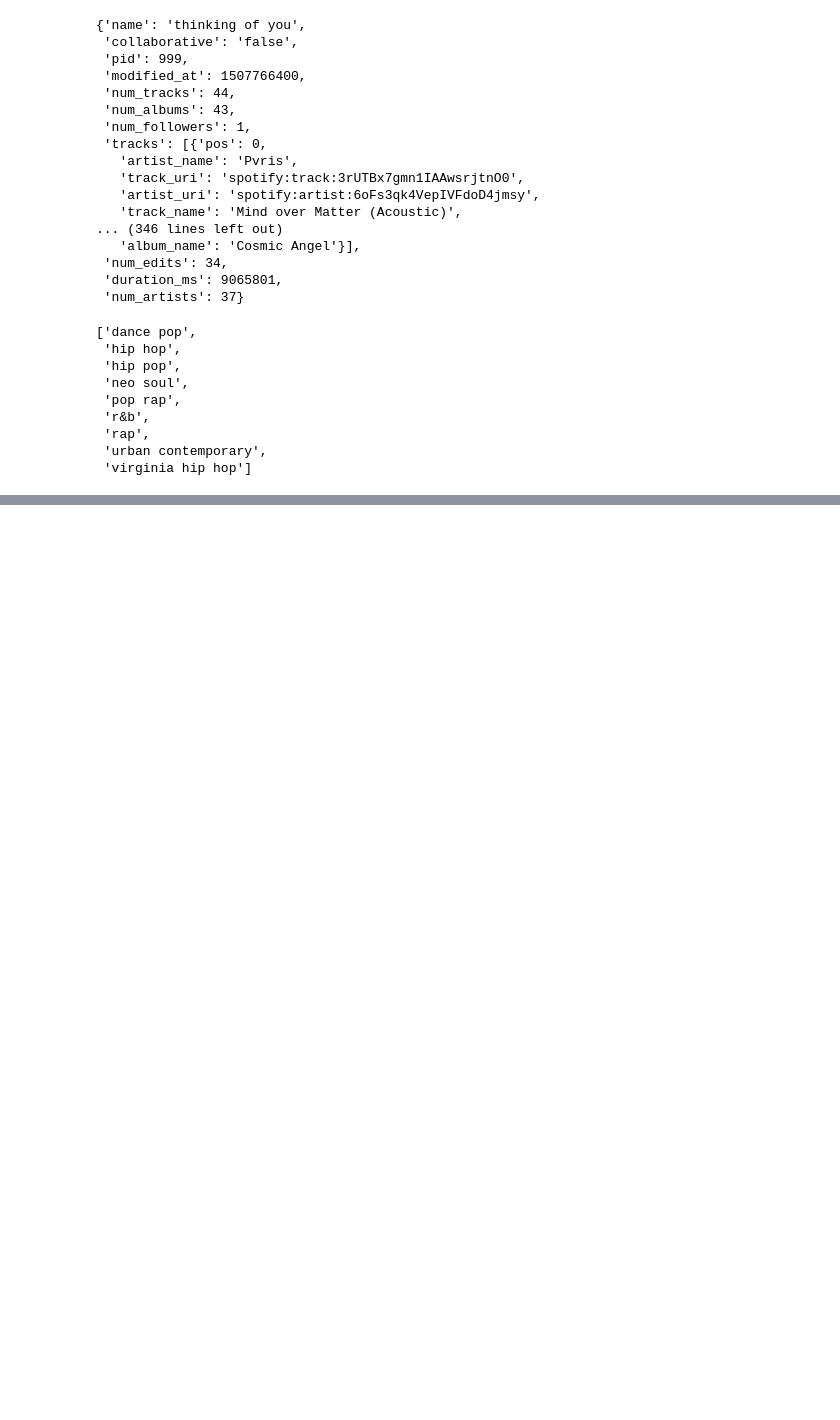
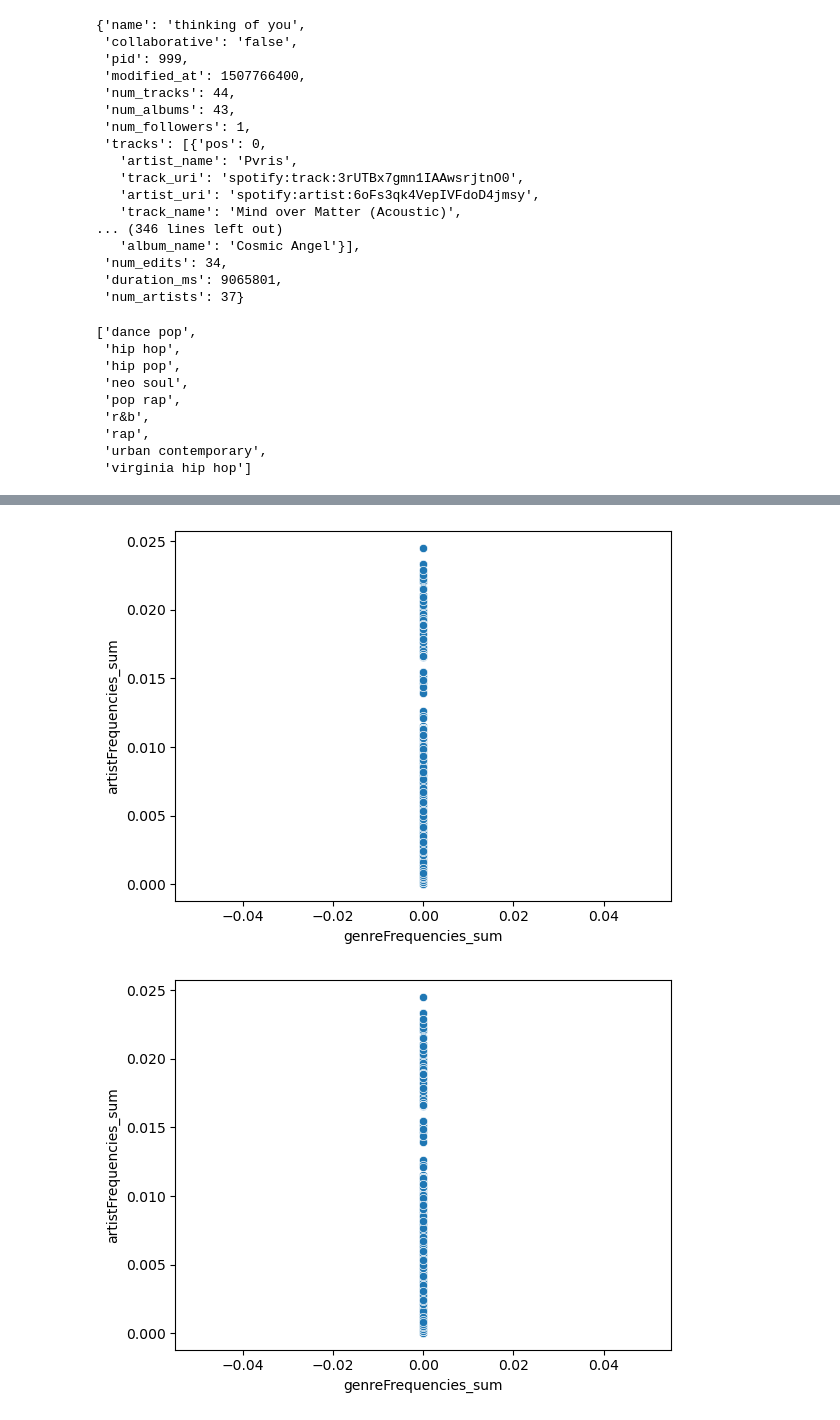
Before and after one commit to bsilver3/RFP2, a Jupyter notebook: SpotifyData_Zach.ipynb, the cells around one changed output, grey strips where cells are left out. Saved outputs shown, nothing was run; the diff lists cells and outputs as text; code cells hidden in the pictures; blank space fills up the shorter version.

```diff
--- a/SpotifyData_Zach.ipynb
+++ b/SpotifyData_Zach.ipynb
@@ -47,20 +47,14 @@ artistData['2wIVse2owClT7go1WT98tk']['genres']
  'urban contemporary',
  'virginia hip hop']
 # %%
-def findGenresByAlbum(track):
-    album = track['album_uri']
-    album = album.split(':')[2]
-    genres = albumData[album]['genres']
-    return genres
-
-def findGenresByArtist(track):
+def findGenresAndArtist(track):
     artist = track['artist_uri']
     artist = artist.split(':')[2]
     if artist in artistData:
         genres = artistData[artist]['genres']
     else:
         genres = []
-    return genres
+    return genres, artist
 
 def findModes(lst, n):
     counter = Counter(lst)
@@ -79,7 +73,7 @@ def getPlaylistArtists(playlist, modes):
 def getPlaylistGenres(playlist, modes):
     allGenres = []
     for track in playlist['tracks']:
-        genres = findGenresByArtist(track)
+        genres, a = findGenresAndArtist(track)
         for g in genres:
             allGenres.append(g)
     topGenres = findModes(allGenres, modes)
@@ -121,12 +143,12 @@ def getFrequency(allList, obj):
 # %%
 allPlaylistInfo = pd.DataFrame()
 for playlist in playlistData['playlists']:
-    genres = getPlaylistGenres(playlist, 2)
+    genres = getPlaylistGenres(playlist, 3)
     gfs = []
     for g in genres:
         f = getFrequency(allGenres, g)
         gfs.append(f)
-    artists = getPlaylistArtists(playlist, 2)
+    artists = getPlaylistArtists(playlist, 3)
     afs = []
     for a in artists:
         f = getFrequency(allArtists, a)
@@ -139,3 +161,24 @@ for playlist in playlistData['playlists']:
            'artistFrequencies_sum':[sum(afs)],
            'artistFrequencies_mean': [(sum(afs)/len(afs))]})
     allPlaylistInfo = pd.concat([allPlaylistInfo, row], ignore_index=True).reset_index(drop=True)
+
+allPlaylistInfo2 = pd.DataFrame()
+for playlist in playlistData['playlists']:
+    genres = getPlaylistGenres(playlist, 3)
+    gfs = []
+    for g in genres:
+        f = getFrequency(allGenres, g)
+        gfs.append(f)
+    artists = getPlaylistArtists(playlist, 3)
+    afs = []
+    for a in artists:
+        f = getFrequency(allArtists, a)
+        afs.append(f)
+    row = pd.DataFrame({'playlist': [playlist['pid']],
+           'genres': [genres],
+           'genreFrequencies_sum':[sum(gfs)],
+           'genreFrequencies_mean': [(sum(gfs)/len(gfs))],
+           'artists': [artists],
+           'artistFrequencies_sum':[sum(afs)],
+           'artistFrequencies_mean': [(sum(afs)/len(afs))]})
+    allPlaylistInfo2 = pd.concat([allPlaylistInfo2, row], ignore_index=True).reset_index(drop=True)
@@ -165,0 +203,8 @@ plt.show()
+# %%
+sns.scatterplot(data=allPlaylistInfo, x='genreFrequencies_sum', y='artistFrequencies_sum')
+plt.show()
+sns.scatterplot(data=allPlaylistInfo2, x='genreFrequencies_sum', y='artistFrequencies_sum')
+plt.show()
+# %% [output]
+[figure, added]
+[figure, added]
```
Also changed, not shown: parts of 10 cells of this notebook.
